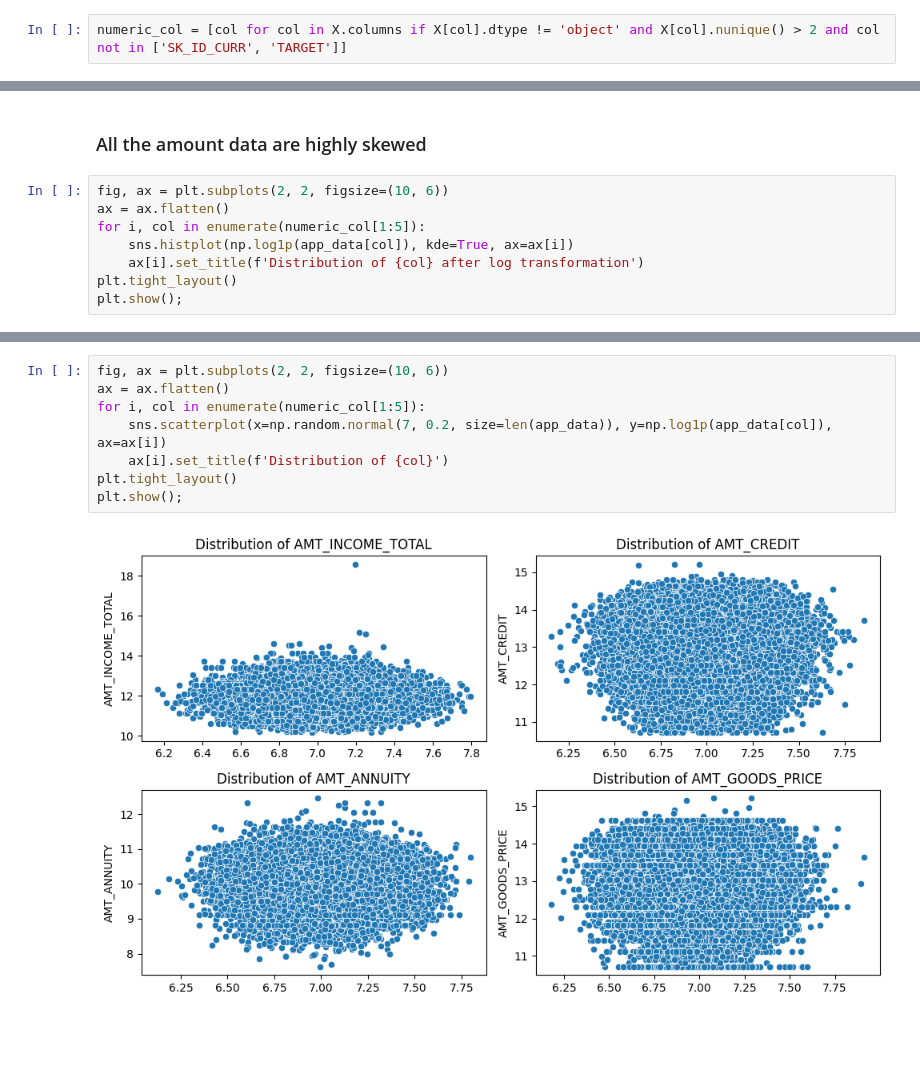
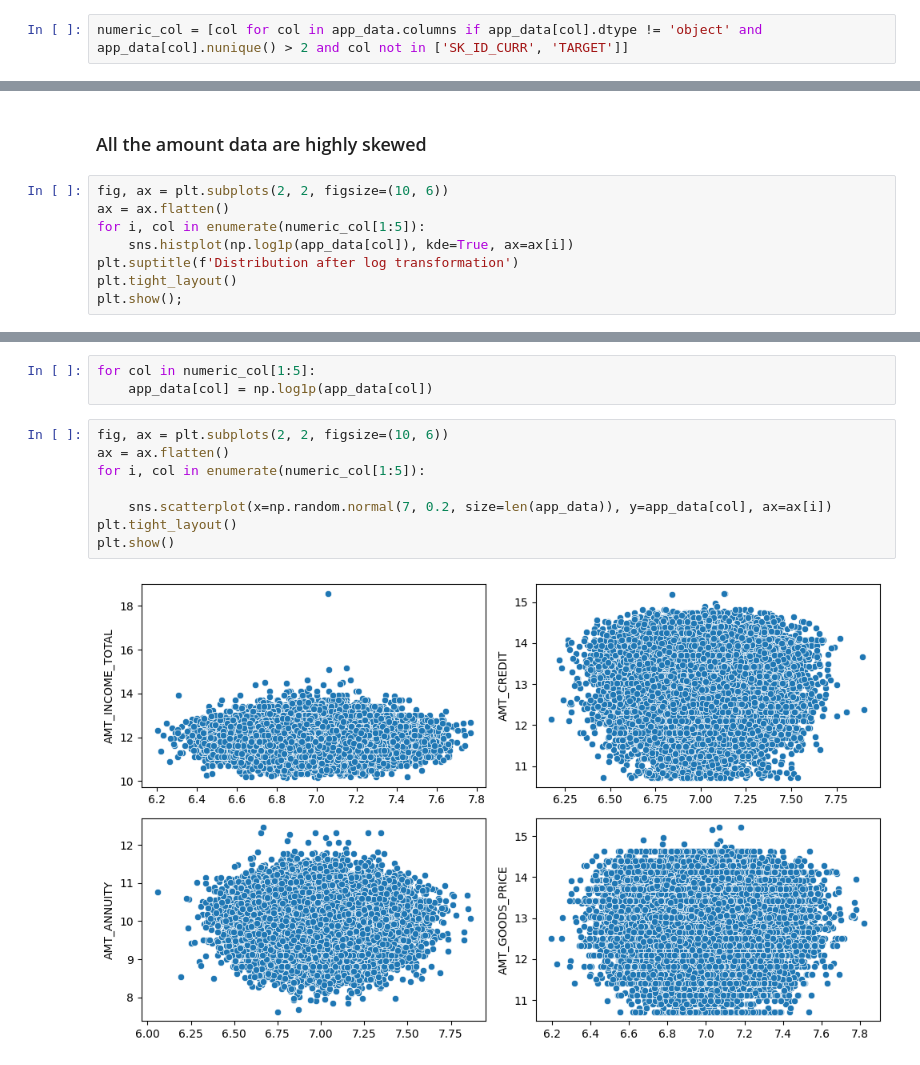
Before and after one commit to adarshlearnngrow/loan-approval-ml, a Jupyter notebook: Python Notebooks/eda.ipynb, the cells around one changed output, grey strips where cells are left out. Cells and saved outputs as stored; diff of their text form; blank space fills up the shorter version.

```diff
--- a/Python Notebooks/eda.ipynb
+++ b/Python Notebooks/eda.ipynb
@@ -29,7 +26,7 @@ y = app_data['TARGET']
 # %% [markdown]
 Numeric field will need to be standardized before apply pca
 # %%
-numeric_col = [col for col in X.columns if X[col].dtype != 'object' and X[col].nunique() > 2 and col not in ['SK_ID_CURR', 'TARGET']]
+numeric_col = [col for col in app_data.columns if app_data[col].dtype != 'object' and app_data[col].nunique() > 2 and col not in ['SK_ID_CURR', 'TARGET']]
 # %% [markdown]
 ### Class imbalance
 # %%
@@ -55,7 +52,7 @@ fig, ax = plt.subplots(2, 2, figsize=(10, 6))
 ax = ax.flatten()
 for i, col in enumerate(numeric_col[1:5]):
     sns.histplot(np.log1p(app_data[col]), kde=True, ax=ax[i])
-    ax[i].set_title(f'Distribution of {col} after log transformation')
+plt.suptitle(f'Distribution after log transformation')
 plt.tight_layout()
 plt.show();
 # %% [output]
@@ -63,10 +60,13 @@ plt.show();
+# %%
+for col in numeric_col[1:5]:
+    app_data[col] = np.log1p(app_data[col])
 # %%
 fig, ax = plt.subplots(2, 2, figsize=(10, 6))
 ax = ax.flatten()
 for i, col in enumerate(numeric_col[1:5]):
-    sns.scatterplot(x=np.random.normal(7, 0.2, size=len(app_data)), y=np.log1p(app_data[col]), ax=ax[i])
-    ax[i].set_title(f'Distribution of {col}')
+
+    sns.scatterplot(x=np.random.normal(7, 0.2, size=len(app_data)), y=app_data[col], ax=ax[i])
 plt.tight_layout()
-plt.show();
+plt.show()
 # %% [output]
-[figure, old version]
+[figure, new version]
```
Also changed, not shown: parts of 18 cells of this notebook.
